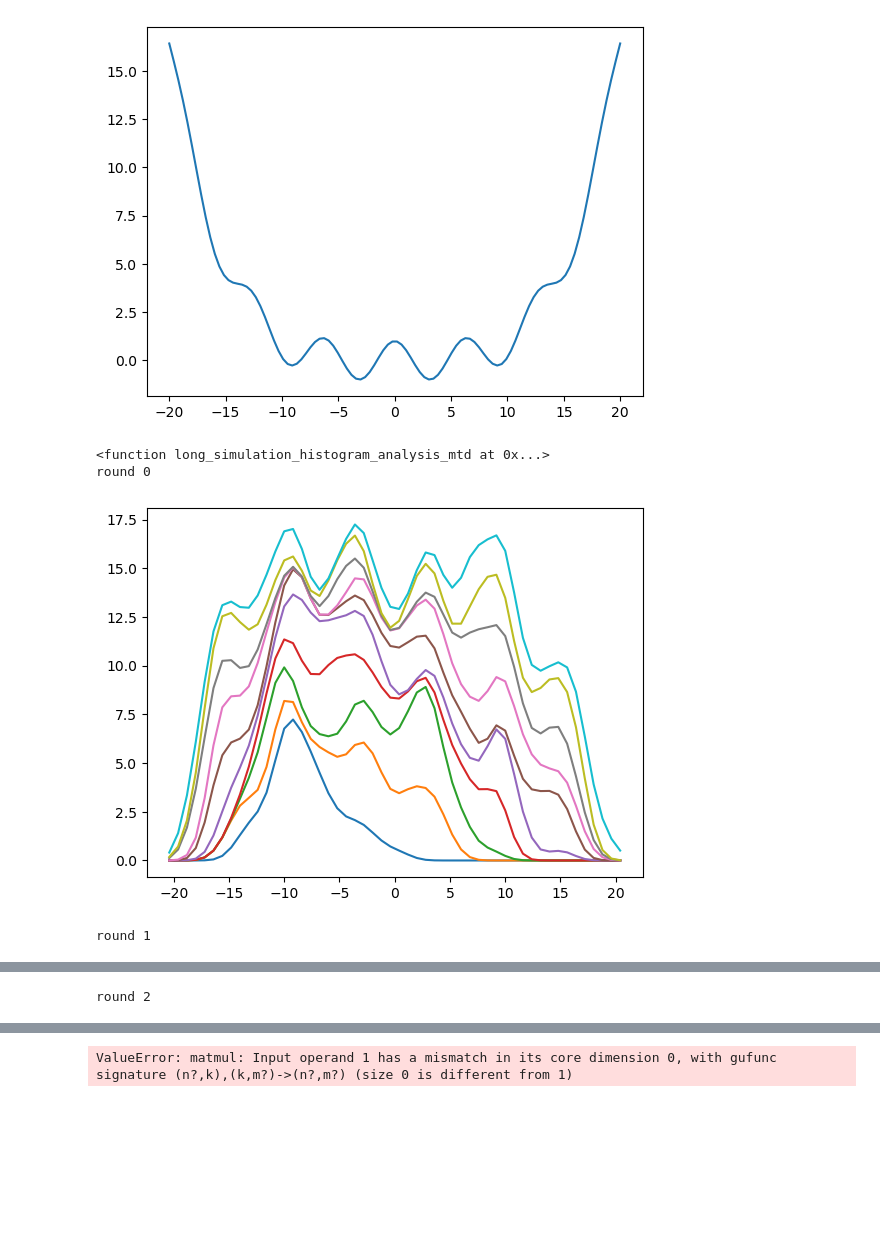
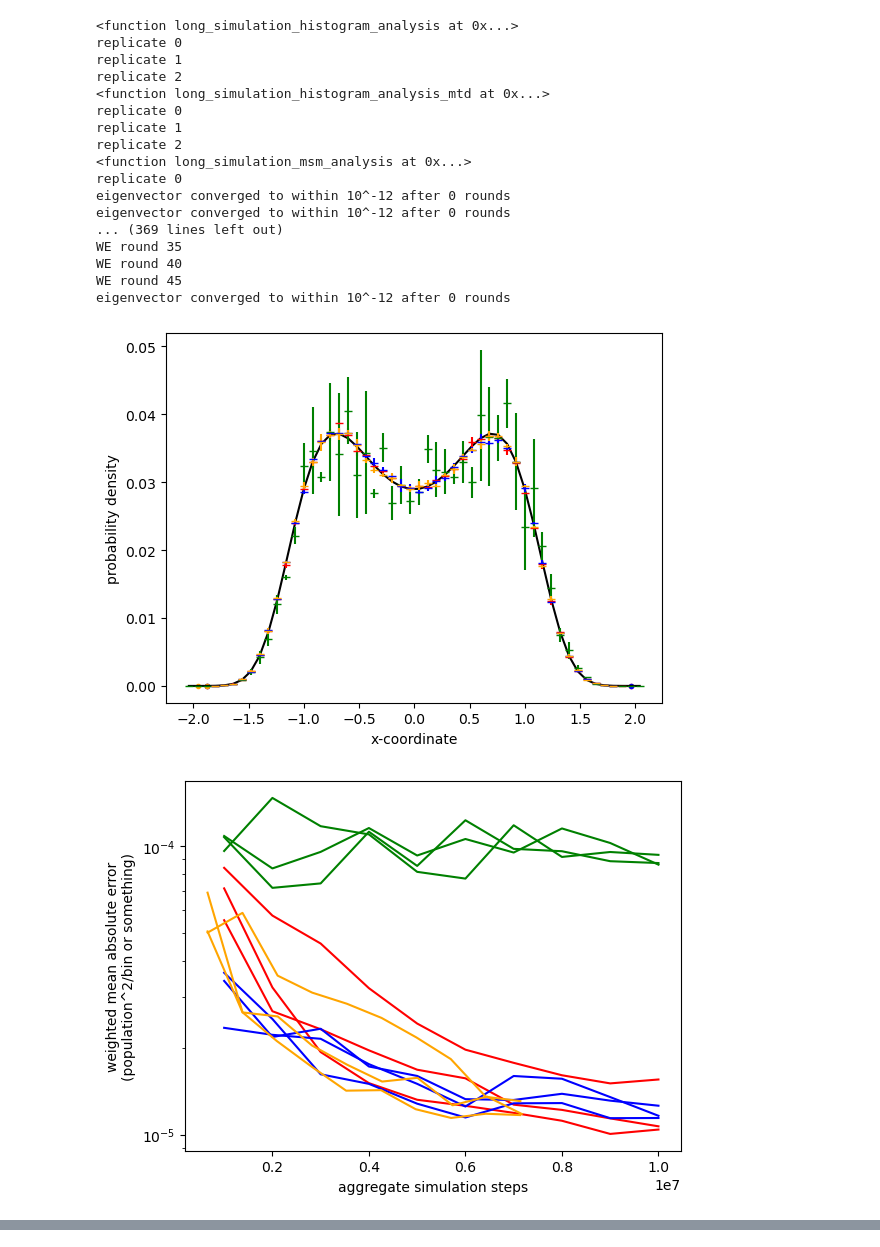
Before and after one commit to JonathanHB/sampling-methods, a Jupyter notebook: testing_v3.ipynb, the cells around one changed output, grey strips where cells are left out. Drawn from its saved outputs; the diff is of its cells as text; code cells hidden in the pictures; blank space fills up the shorter version.

```diff
--- a/testing_v3.ipynb
+++ b/testing_v3.ipynb
@@ -36,39 +22,75 @@ n_bootstrap = 3
+# %%
+#shared parameters
+
+kT = 1
+dt = 0.001
+n_analysis_bins = 50
+save_period = 100 #in steps
+aggregate_simulation_limit = 10000000
+molecular_time_limit = 100000
+n_bootstrap = 3
+
+system1 = energy_landscapes.unit_double_well()
+# system1.plot_quantity(system1.potential)
+# plt.show()
+
+#TODO: we need to add a way to model methods that serially use a single core to mimic parallel computations (i.e. if you tried to run WESTPA on one GPU core)
+
+#hardware/real world objects:
+# GPUs, wall clock hours, aggregate GPU hours
+#if we're trying to model a commercial cluster where we can buy as many gpus as we want at any one time but have to pay per GPU hour, wall clock time and aggregate GPU hours are the relevant metrics
+#if we're trying to model a lab cluster where we have a fixed number of GPUs and a fixed amount of time to publish and graduate, the number of GPUs and wall clock time are the relevant metrics
+
+#simulation parameters (both are maximum values):
+# aggregate simulation time, molecular time
+# AKA (how much the simulation costs, how much time it adds to your PhD)
 # %%
 importlib.reload(analysis)
 importlib.reload(long_simulation)
 importlib.reload(weighted_ensemble_3)
 importlib.reload(propagators)
 importlib.reload(energy_landscapes_gaussian)
 importlib.reload(energy_landscapes)
 importlib.reload(MSM_methods)
 importlib.reload(metadynamics)
 
-system1 = energy_landscapes.unit_sine_well()
-system1.plot_quantity(system1.potential)
-plt.show()
-
 
 #long_simulation.long_simulation_histogram_analysis, long_simulation.long_simulation_hamsm_analysis, weighted_ensemble_2.weighted_ensemble_hamsm_analysis
 mfpts_all, populations_all, agg_t_maew_all = analysis.bootstrap_method_comparison(
     3,
-    [long_simulation.long_simulation_histogram_analysis_mtd,
+    [long_simulation.long_simulation_histogram_analysis,
+     long_simulation.long_simulation_histogram_analysis_mtd,
      long_simulation.long_simulation_msm_analysis,
      weighted_ensemble_3.weighted_ensemble_msm_analysis],
-     system1, kT, dt,
-     aggregate_simulation_limit, n_parallel, save_period,
-     n_analysis_bins, n_timepoints=10)
+    system1, kT, dt,
+    aggregate_simulation_limit, molecular_time_limit, save_period,
+    n_analysis_bins, n_timepoints=10)
 
 analysis.plot_bootstrapping_results(populations_all, system1, kT, n_analysis_bins)
 plt.show()
 analysis.plot_convergence(agg_t_maew_all)
 plt.show()
 
 #TODO implement MFPT comparison
 #TODO fast synthetic trajectories
 #TODO compare MSMs built with and without weights
 # %% [output]
+<function long_simulation_histogram_analysis at 0x...>
+replicate 0
+replicate 1
+replicate 2
+<function long_simulation_histogram_analysis_mtd at 0x...>
+replicate 0
+replicate 1
+replicate 2
+<function long_simulation_msm_analysis at 0x...>
+replicate 0
+eigenvector converged to within 10^-12 after 0 rounds
+eigenvector converged to within 10^-12 after 0 rounds
+... (369 lines left out)
+WE round 35
+WE round 40
+WE round 45
+eigenvector converged to within 10^-12 after 0 rounds
-[figure, old version]
+[figure, new version]
-<function long_simulation_histogram_analysis_mtd at 0x...>
-round 0
-[figure, old version]
+[figure, new version]
-round 1
@@ -76 +96,0 @@ round 1
-round 2
@@ -95 +96,0 @@ Each bin can hold up to 0 walkers, for a total of up to about 0 walkers
-ValueError: matmul: Input operand 1 has a mismatch in its core dimension 0, with gufunc signature (n?,k),(k,m?)->(n?,m?) (size 0 is different from 1)
```
Also changed, not shown: parts of 2 cells of this notebook, 8 other files.
